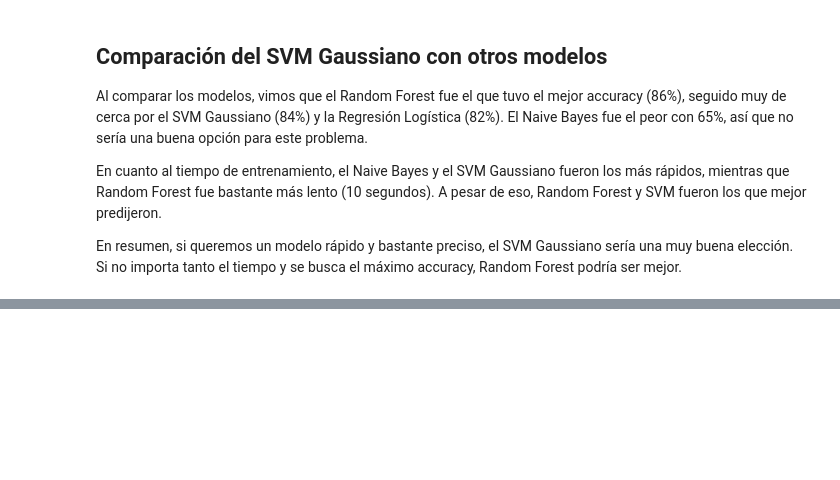
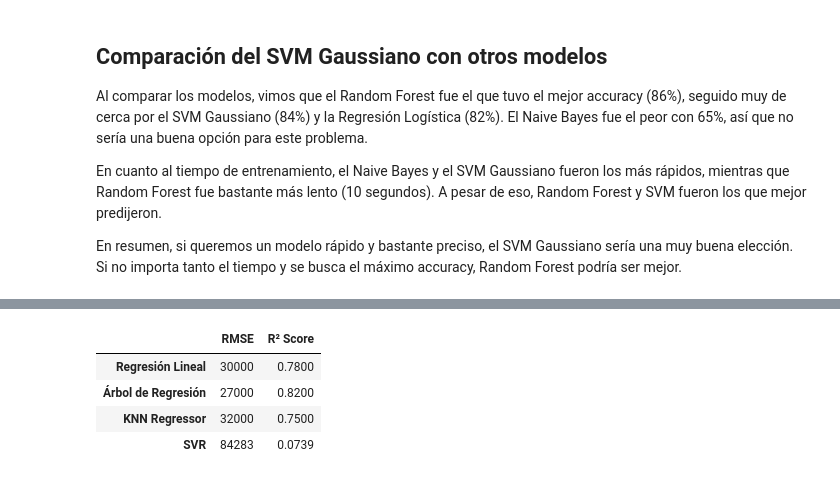
Before and after one commit to DiegoGarV/HDT8-DM, a Jupyter notebook: SVM.ipynb, the cells around one changed output, grey strips where cells are left out. Cells and saved outputs as stored; diff of their text form; code cells hidden in the pictures; blank space fills up the shorter version.

```diff
--- a/SVM.ipynb
+++ b/SVM.ipynb
@@ -547,0 +621,29 @@ En resumen, si queremos un modelo rápido y bastante preciso, el SVM Gaussiano s
+# %%
+modelos_regresion = ["Regresión Lineal", "Árbol de Regresión", "KNN Regressor", "SVR"]
+rmse_modelos = {
+    "Regresión Lineal": 30000,
+    "Árbol de Regresión": 27000,
+    "KNN Regressor": 32000,
+    "SVR": 84283
+}
+
+r2_modelos = {
+    "Regresión Lineal": 0.78,
+    "Árbol de Regresión": 0.82,
+    "KNN Regressor": 0.75,
+    "SVR": 0.0739
+}
+
+
+df_regresion = pd.DataFrame({
+    "RMSE": rmse_modelos,
+    "R² Score": r2_modelos
+})
+
+display(df_regresion)
+# %% [output]
+|  | RMSE | R² Score |
+| Regresión Lineal | 30000 | 0.7800 |
+| Árbol de Regresión | 27000 | 0.8200 |
+| KNN Regressor | 32000 | 0.7500 |
+| SVR | 84283 | 0.0739 |
```
Also changed, not shown: parts of 8 cells of this notebook.
